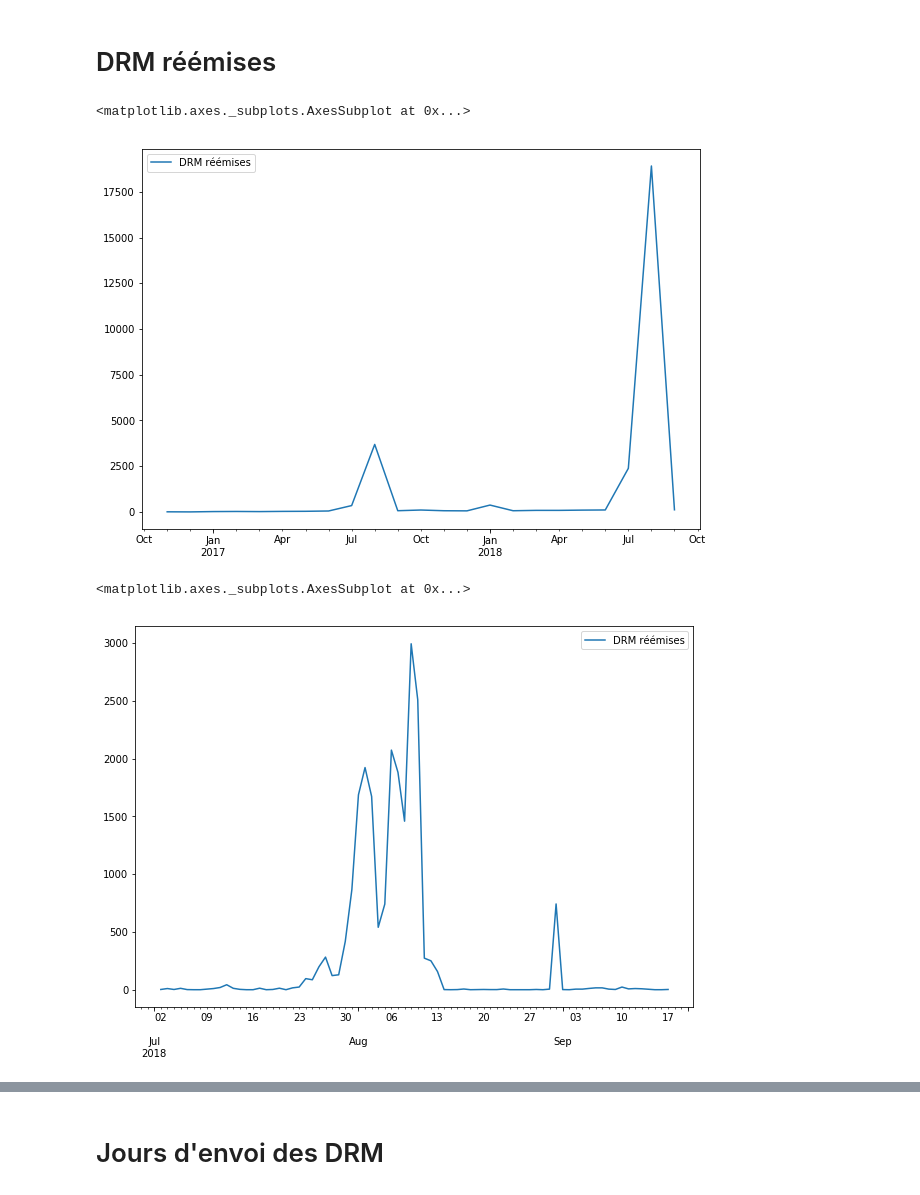
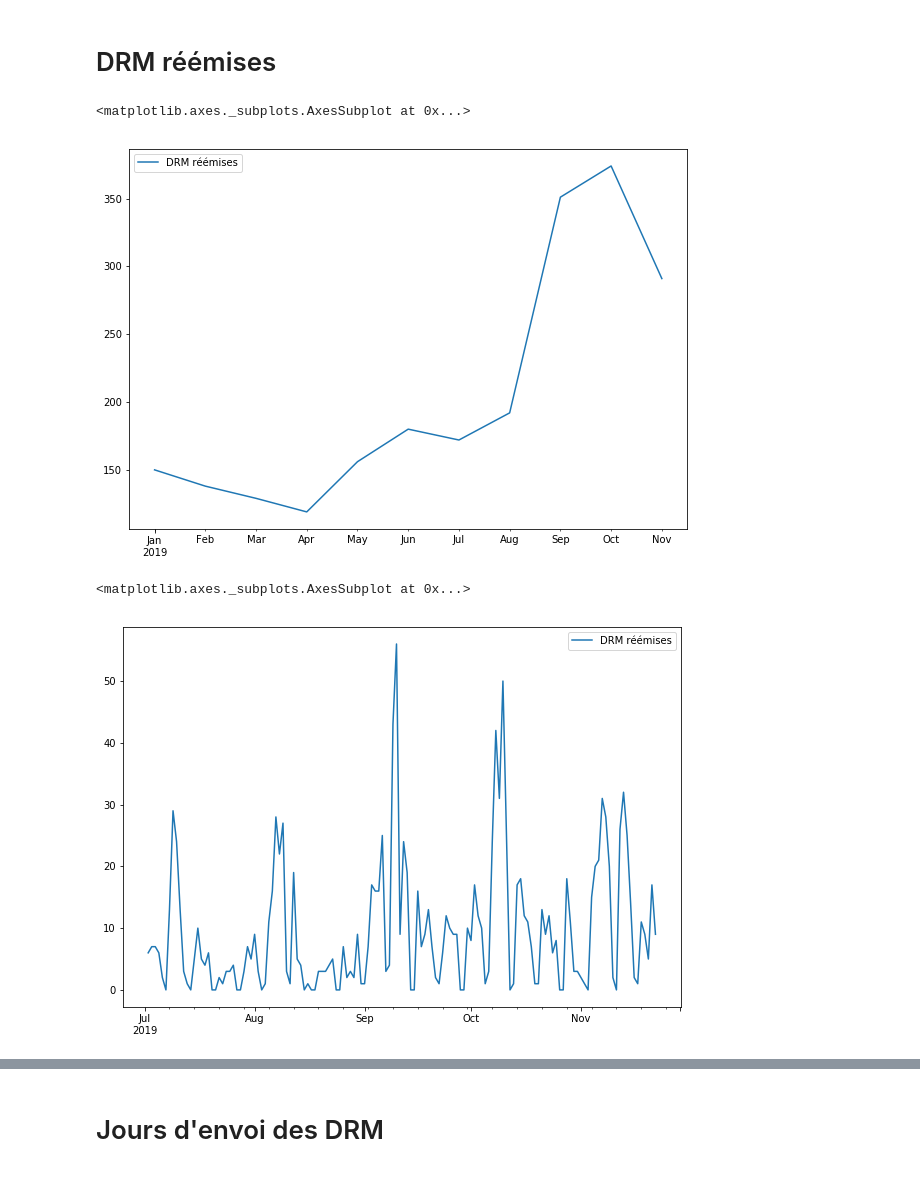
Before and after one commit to 24eme/mutualisation-douane, a Jupyter notebook: stats/stats_indispo.ipynb, the cells around one changed output, grey strips where cells are left out. Drawn from its saved outputs; the diff is of its cells as text; code cells hidden in the pictures.

```diff
--- a/stats/stats_indispo.ipynb
+++ b/stats/stats_indispo.ipynb
@@ -4,9 +4,9 @@ import pandas as pd
 import matplotlib.pyplot as plt
 from scipy.stats import ttest_ind, linregress
 
-date_min = '2018-01-01'
-date_max = '2018-09-15'
-last_drm = "2018-08"
+date_min = '2019-01-01'
+date_max = '2019-11-15'
+last_drm = "2019-10"
 # %%
 dispo = pd.read_csv("http://10.222.223.1/stats/disponibilite_ping.csv", encoding='utf-8', sep=';')
 dispo = dispo.dropna()
@@ -185,14 +225,15 @@ transfert[["XML créés"]].resample("D").sum().plot(figsize=[10, 7])
 # %%
 reemission = pd.read_csv("http://10.222.223.1/stats/DRMreemises.csv", encoding='utf-8', sep=';')
 reemission.index = pd.to_datetime(reemission['date reemission'].rename(colums={"date reemission": "datindex"}))
+reemission = reemission[reemission.index >= date_min]
 reemission.resample("M")[["interpro"]].count().rename(columns={"interpro": "DRM réémises"}).plot(figsize=[10, 7])
 #reemission
 # %% [output]
 <matplotlib.axes._subplots.AxesSubplot at 0x...>
-[figure, old version]
+[figure, new version]
 # %%
-reemission[reemission.index > "2018-07-01"].resample("D")[["interpro"]].count().rename(columns={"interpro": "DRM réémises"}).plot(figsize=[10, 7])
+reemission[reemission.index > "2019-07-01"].resample("D")[["interpro"]].count().rename(columns={"interpro": "DRM réémises"}).plot(figsize=[10, 7])
 # %% [output]
 <matplotlib.axes._subplots.AxesSubplot at 0x...>
-[figure, old version]
+[figure, new version]
 # %%
```
Also changed, not shown: parts of 21 cells of this notebook, 1 other file.
